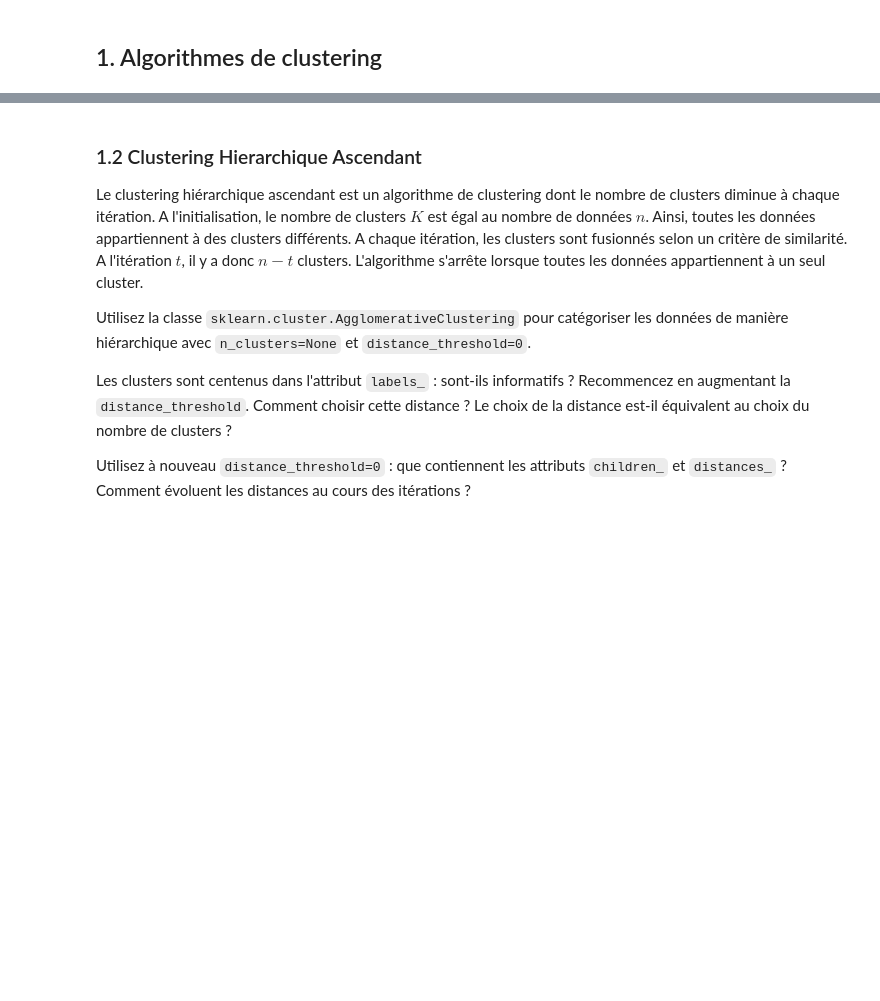
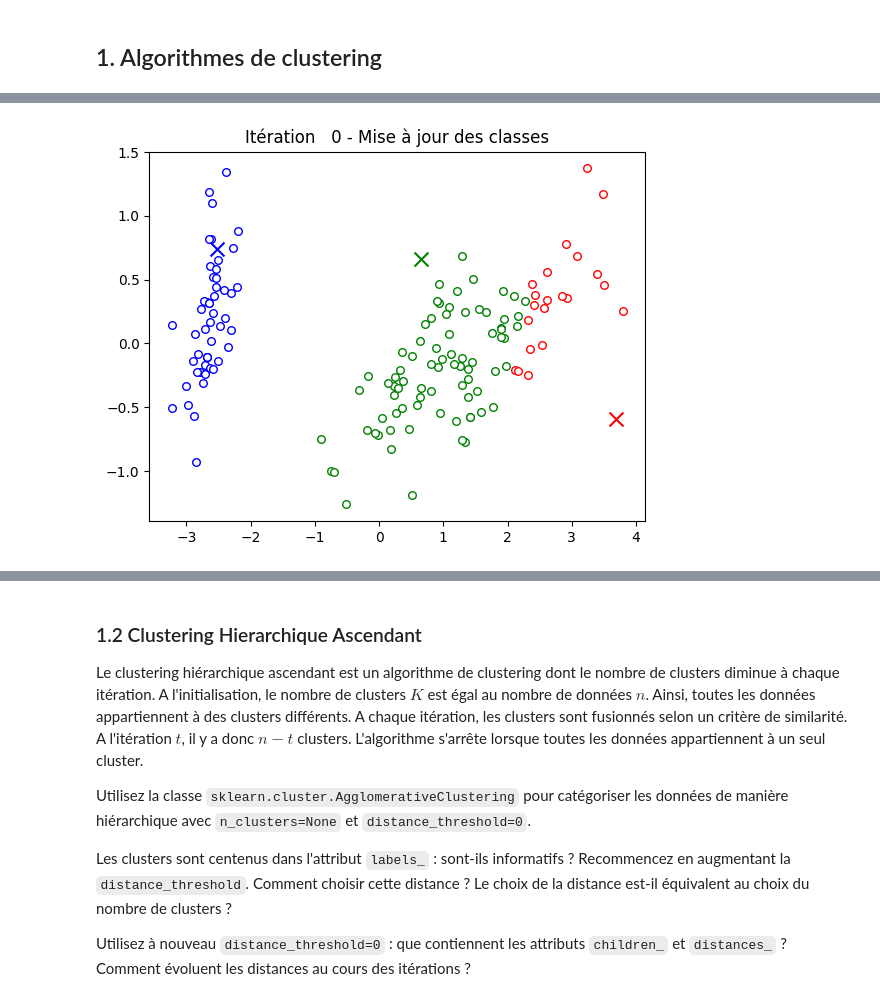
Before and after one commit to Romain3Ch216/ML-2A, a Jupyter notebook: B-Machine Learning/notebooks/6-notebook-clustering.ipynb, the cells around one changed output, grey strips where cells are left out. Saved outputs shown, nothing was run; the diff lists cells and outputs as text; code cells hidden in the pictures; blank space fills up the shorter version.

```diff
--- a/B-Machine Learning/notebooks/6-notebook-clustering.ipynb
+++ b/B-Machine Learning/notebooks/6-notebook-clustering.ipynb
@@ -76,0 +207,5 @@ clusters = {
+# %%
+classes, responsabilities = update_responsabilities_km(pca_X, centroids)
+plot_update_km(pca_X, classes, centroids, colors=colors)
+# %% [output]
+[figure, added]
```
Also changed, not shown: parts of 17 cells of this notebook, 1 other file.
